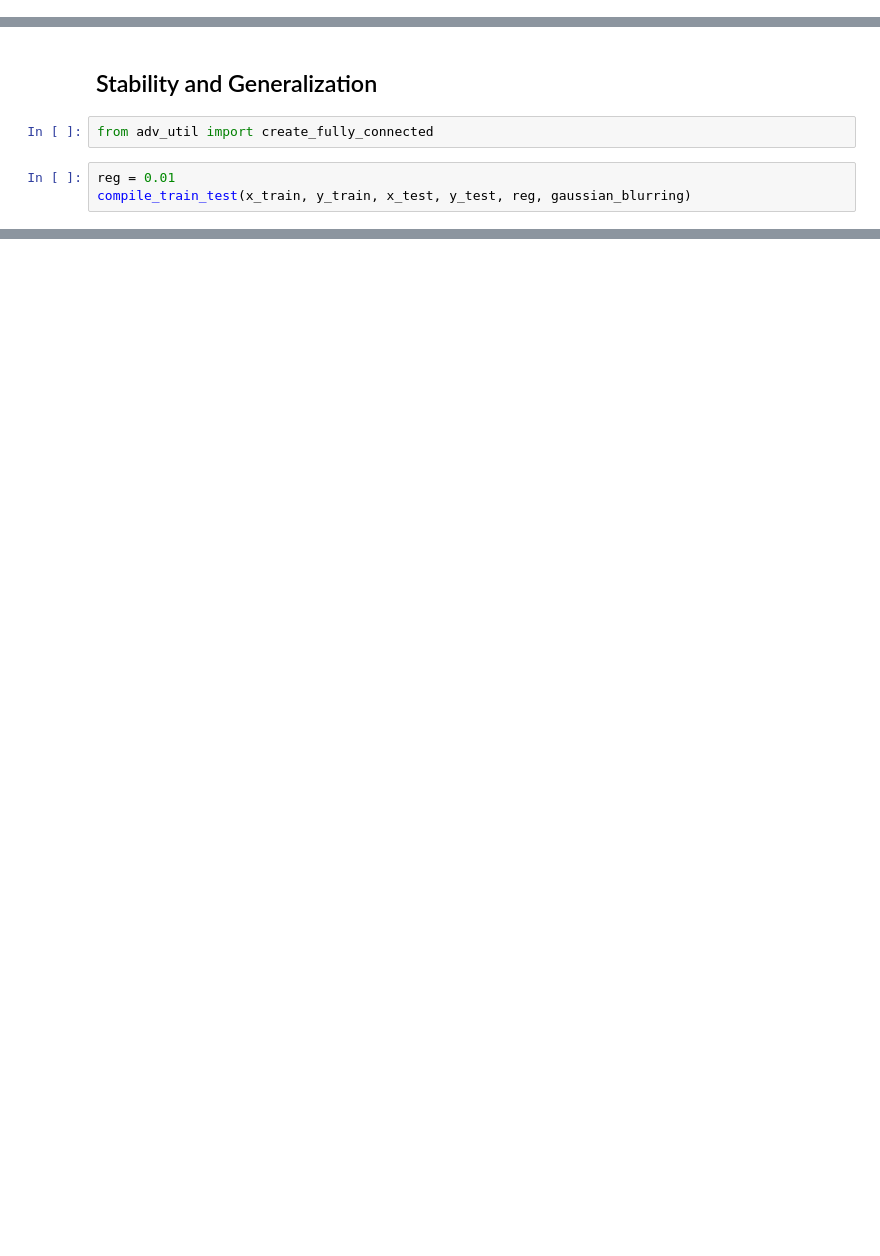
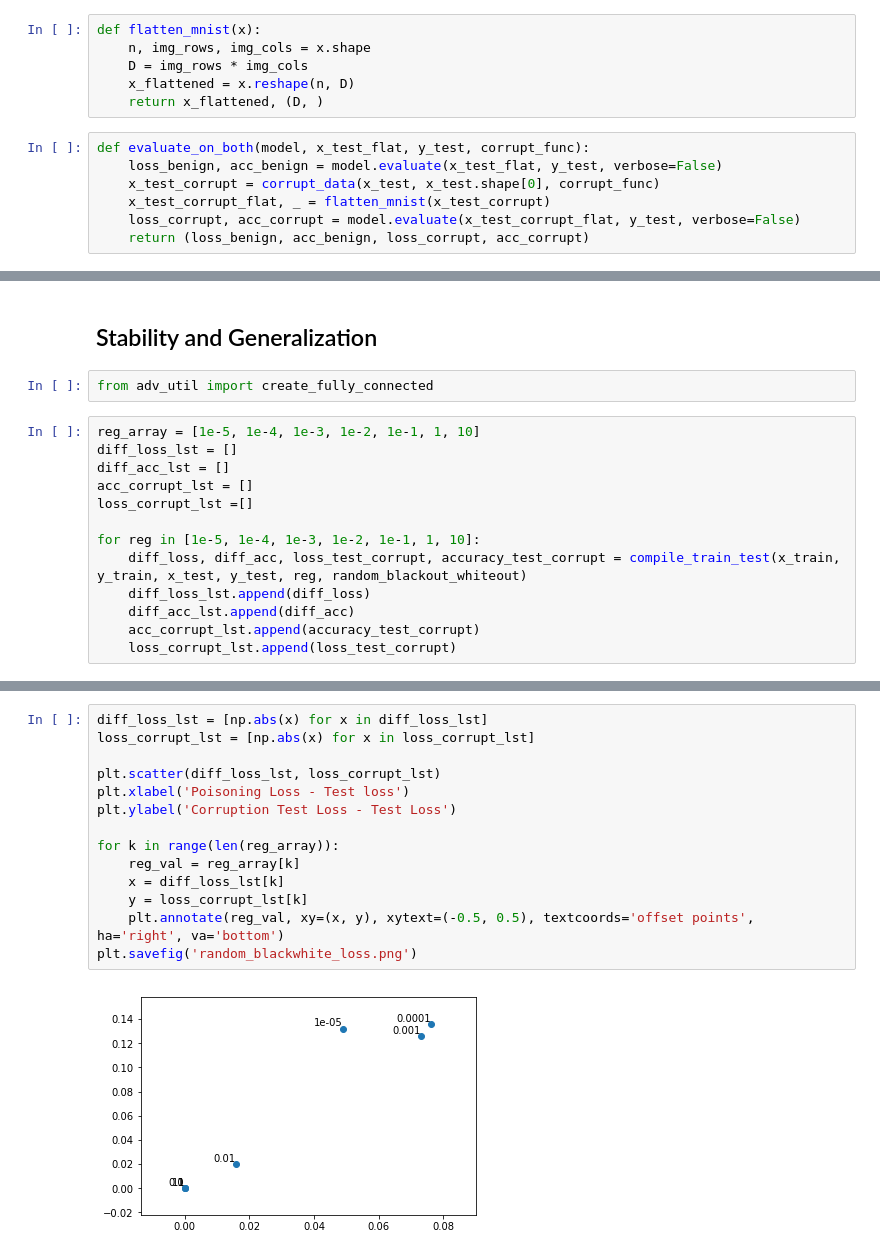
Before and after one commit to AdhyyanNarang/unify, a Jupyter notebook: scripts/Notebooks/corruption_expt.ipynb, the cells around one changed output, grey strips where cells are left out. Drawn from its saved outputs; the diff is of its cells as text; blank space fills up the shorter version.

Commit message:
Included plots from positive trend experiment

```diff
--- a/scripts/Notebooks/corruption_expt.ipynb
+++ b/scripts/Notebooks/corruption_expt.ipynb
@@ -31,5 +46,18 @@ from keras.models import Sequential
 from keras.layers import Dense, Activation, Conv2D, MaxPooling2D, Dropout, Flatten
 # %%
 from adv_util import create_fully_connected
+# %%
+def flatten_mnist(x):
+    n, img_rows, img_cols = x.shape
+    D = img_rows * img_cols
+    x_flattened = x.reshape(n, D)
+    return x_flattened, (D, )
+# %%
+def evaluate_on_both(model, x_test_flat, y_test, corrupt_func):
+    loss_benign, acc_benign = model.evaluate(x_test_flat, y_test, verbose=False)
+    x_test_corrupt = corrupt_data(x_test, x_test.shape[0], corrupt_func)
+    x_test_corrupt_flat, _ = flatten_mnist(x_test_corrupt)
+    loss_corrupt, acc_corrupt = model.evaluate(x_test_corrupt_flat, y_test, verbose=False)
+    return (loss_benign, acc_benign, loss_corrupt, acc_corrupt)
 # %%
 def compile_train_test(x_train, y_train, x_test, y_test, reg, corrupt_func = None):
@@ -76,6 +120,16 @@ plt.imshow(x_corrupted_small[2])
 ## Stability and Generalization
 # %%
 from adv_util import create_fully_connected
-# %%
-reg = 0.01
-compile_train_test(x_train, y_train, x_test, y_test, reg, gaussian_blurring)
+# %%
+reg_array = [1e-5, 1e-4, 1e-3, 1e-2, 1e-1, 1, 10]
+diff_loss_lst = []
+diff_acc_lst = []
+acc_corrupt_lst = []
+loss_corrupt_lst =[]
+
+for reg in [1e-5, 1e-4, 1e-3, 1e-2, 1e-1, 1, 10]:
+    diff_loss, diff_acc, loss_test_corrupt, accuracy_test_corrupt = compile_train_test(x_train, y_train, x_test, y_test, reg, random_blackout_whiteout)
+    diff_loss_lst.append(diff_loss)
+    diff_acc_lst.append(diff_acc)
+    acc_corrupt_lst.append(accuracy_test_corrupt)
+    loss_corrupt_lst.append(loss_test_corrupt)
@@ -81,0 +154,16 @@ compile_train_test(x_train, y_train, x_test, y_test, reg, gaussian_blurring)
+# %%
+diff_loss_lst = [np.abs(x) for x in diff_loss_lst]
+loss_corrupt_lst = [np.abs(x) for x in loss_corrupt_lst]
+
+plt.scatter(diff_loss_lst, loss_corrupt_lst)
+plt.xlabel('Poisoning Loss - Test loss')
+plt.ylabel('Corruption Test Loss - Test Loss')
+
+for k in range(len(reg_array)):
+    reg_val = reg_array[k]
+    x = diff_loss_lst[k]
+    y = loss_corrupt_lst[k]
+    plt.annotate(reg_val, xy=(x, y), xytext=(-0.5, 0.5), textcoords='offset points', ha='right', va='bottom')
+plt.savefig('random_blackwhite_loss.png')
+# %% [output]
+[figure, added]
```
Also changed, not shown: parts of 10 cells of this notebook, 11 other files.
